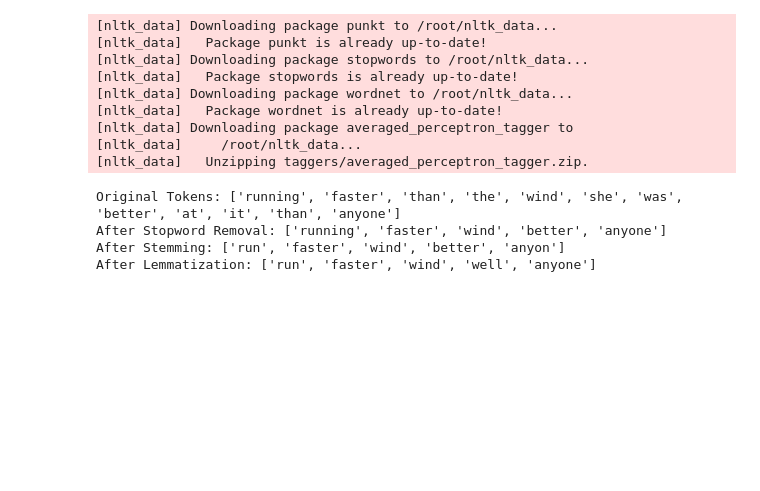
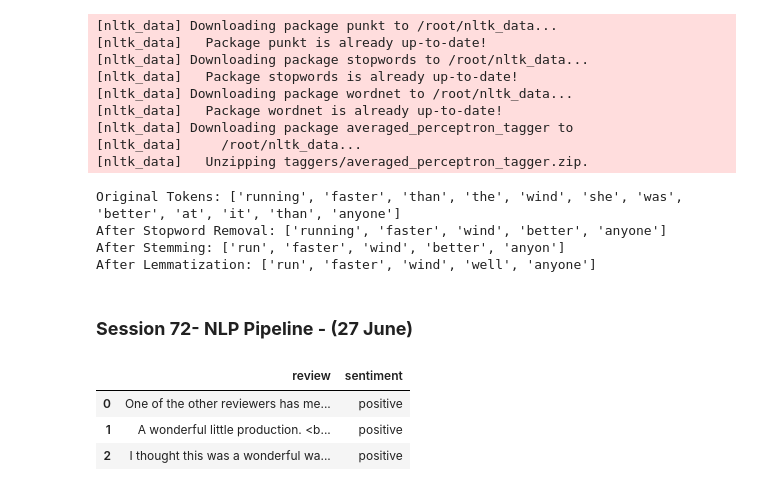
Before and after one commit to ankurs190/GenAI-Durgasoft-, a Jupyter notebook: NLP_Durgasoft.ipynb, the cells around one changed output. Saved outputs shown, nothing was run; the diff lists cells and outputs as text; code cells hidden in the pictures; blank space fills up the shorter version.

```diff
--- a/NLP_Durgasoft.ipynb
+++ b/NLP_Durgasoft.ipynb
@@ -556,3 +558,16 @@ Original Tokens: ['running', 'faster', 'than', 'the', 'wind', 'she', 'was', 'bet
 After Stopword Removal: ['running', 'faster', 'wind', 'better', 'anyone']
 After Stemming: ['run', 'faster', 'wind', 'better', 'anyon']
 After Lemmatization: ['run', 'faster', 'wind', 'well', 'anyone']
+# %% [markdown]
+### **Session 72- NLP Pipeline - (27 June)**
+# %%
+import pandas as pd
+import numpy as np
+import re
+df = pd.read_csv("/content/IMDB.csv", on_bad_lines='skip')
+df.head(3)
+# %% [output]
+|  | review | sentiment |
+| 0 | One of the other reviewers has me... | positive |
+| 1 | A wonderful little production. <b... | positive |
+| 2 | I thought this was a wonderful wa... | positive |
```
Also changed, not shown: parts of 33 cells of this notebook.
